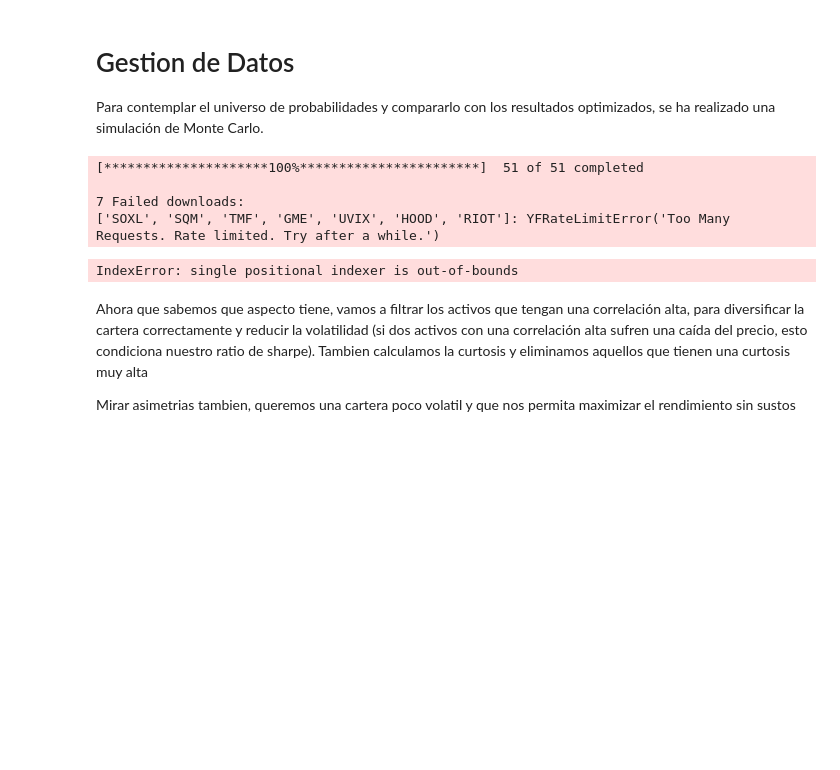
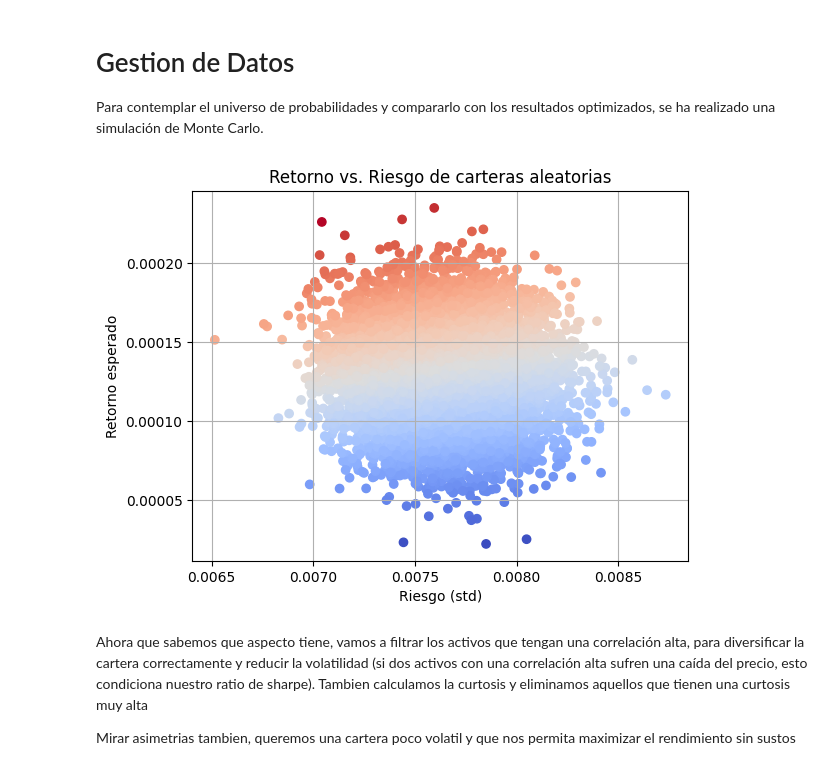
Before and after one commit to Juanjod54/MIAX_TB2.4, a Jupyter notebook: gestion_carteras.ipynb, the cells around one changed output. Drawn from its saved outputs; the diff is of its cells as text; code cells hidden in the pictures; blank space fills up the shorter version.

```diff
--- a/gestion_carteras.ipynb
+++ b/gestion_carteras.ipynb
@@ -67,17 +67,13 @@ def get_data(csv=True):
         return yf.download(tickers, period="2y", interval="1d")['Close'].pct_change().dropna()
 # %%
 
-returns = get_data(csv=False)
+returns = get_data(csv=True)
 if not len(returns):
     exit(-1)
 
 plot_sharpe(returns)
 # %% [output]
-[*********************100%***********************]  51 of 51 completed
-
-7 Failed downloads:
-['SOXL', 'SQM', 'TMF', 'GME', 'UVIX', 'HOOD', 'RIOT']: YFRateLimitError('Too Many Requests. Rate limited. Try after a while.')
-IndexError: single positional indexer is out-of-bounds
+[figure, added]
 # %% [markdown]
 Ahora que sabemos que aspecto tiene, vamos a filtrar los activos que tengan una correlación alta, para diversificar la cartera correctamente y reducir la volatilidad (si dos activos con una correlación alta sufren una caída del precio, esto condiciona nuestro ratio de sharpe).
 Tambien calculamos la curtosis y eliminamos aquellos que tienen una curtosis muy alta
```
Also changed, not shown: parts of 7 cells of this notebook, 1 other file.
